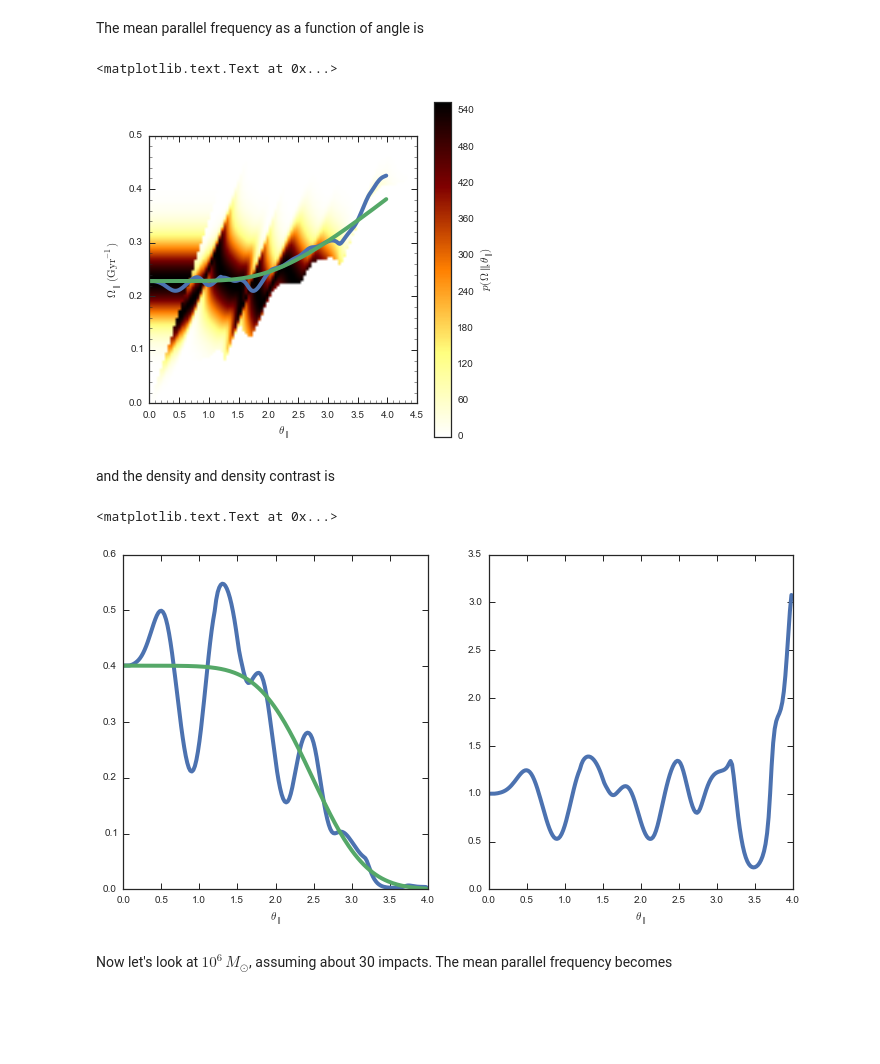
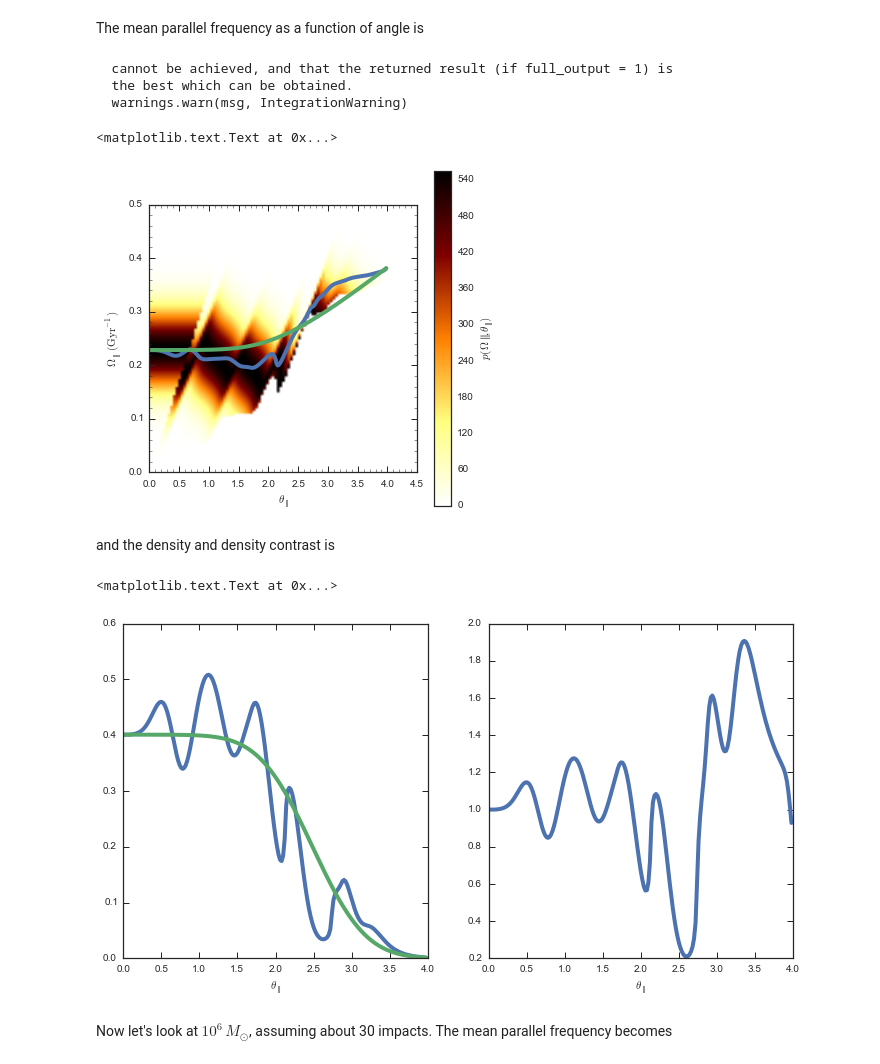
Before and after one commit to jobovy/streamgap-pepper, a Jupyter notebook: galpyStreamPepper.ipynb, the cells around one changed output. Drawn from its saved outputs; the diff is of its cells as text; code cells hidden in the pictures; blank space fills up the shorter version.

```diff
--- a/galpyStreamPepper.ipynb
+++ b/galpyStreamPepper.ipynb
@@ -134,7 +141,7 @@ sdf_pepper.set_impacts(impact_angle=[-1.34,-0.34],impactb=[0.,0.],
                                 2.88/bovy_conversion.time_in_Gyr(V0,R0)],
                        GM=[10.**-5./bovy_conversion.mass_in_1010msol(V0,R0),
                            10.**-5./bovy_conversion.mass_in_1010msol(V0,R0)],
-                       rs=[0.625/R0,0.625/R0])
+                       rs=[0.04/R0,0.04/R0])
 # %%
 xs= numpy.linspace(0.,4.5,101)
 mO= numpy.array([sdf_pepper.meanOmega(x,oned=True) for x in xs])
@@ -174,34 +177,38 @@ sdf_pepper.simulate(rate=10.)
 The mean parallel frequency as a function of angle is
 # %%
 xs= numpy.arange(0.,4.,0.02)
-mO= numpy.array([sdf_pepper.meanOmega(x,oned=True) for x in xs])
+mO= numpy.array([sdf_pepper.meanOmega(x,oned=True,norm=False) for x in xs])
 mO_unp= numpy.array([super(galpy.df_src.streampepperdf.streampepperdf,sdf_pepper).meanOmega(x,oned=True) for x in xs])
+dens= numpy.array([sdf_pepper.density_par(x) for x in xs])
+dens_unp= numpy.array([super(galpy.df_src.streampepperdf.streampepperdf,sdf_pepper).density_par(x) for x in xs])
+mO/= dens
 Opars= numpy.linspace(0.,0.5,101)/bovy_conversion.freq_in_Gyr(V0,R0)
 apars= numpy.linspace(0.,4.5,101)
 y= numpy.array([sdf_pepper.pOparapar(Opars,a) for a in apars])
 figsize(6,6)
 bovy_plot.bovy_dens2d(y.T,
                       origin='lower',
                       cmap='afmhot_r',colorbar=True,
                       vmin=0.,
                       xrange=[apars[0],apars[-1]],
                       yrange=[Opars[0]*bovy_conversion.freq_in_Gyr(V0,R0),
                               Opars[-1]*bovy_conversion.freq_in_Gyr(V0,R0)],
                      zlabel=r'$p(\Omega\parallel,\theta_\parallel)$')
 plot(xs,mO*bovy_conversion.freq_in_Gyr(V0,R0),lw=4.)
 plot(xs,mO_unp*bovy_conversion.freq_in_Gyr(V0,R0),lw=4.)
 xlabel(r'$\theta_\parallel$')
 ylabel(r'$\Omega_\parallel\,(\mathrm{Gyr}^{-1})$')
 # %% [output]
-<matplotlib.text.Text at 0x...>
+  cannot be achieved, and that the returned result (if full_output = 1) is
+  the best which can be obtained.
+  warnings.warn(msg, IntegrationWarning)
+<matplotlib.text.Text at 0x...>
-[figure, old version]
+[figure, new version]
 # %% [markdown]
 and the density and density contrast is
 # %%
 figsize(12,6)
 subplot(1,2,1)
-dens= numpy.array([sdf_pepper.density_par(x) for x in xs])
-dens_unp= numpy.array([super(galpy.df_src.streampepperdf.streampepperdf,sdf_pepper).density_par(x) for x in xs])
 plot(xs,dens/numpy.sum(dens)/(xs[1]-xs[0]),lw=4.)
 plot(xs,dens_unp/numpy.sum(dens_unp)/(xs[1]-xs[0]),lw=4.)
 xlabel(r'$\theta_\parallel$')
@@ -210,7 +217,7 @@ plot(xs,(dens/numpy.sum(dens))/(dens_unp/numpy.sum(dens_unp)),lw=4.)
 xlabel(r'$\theta_\parallel$')
 # %% [output]
 <matplotlib.text.Text at 0x...>
-[figure, old version]
+[figure, new version]
 # %% [markdown]
 Now let's look at $10^6\,M_\odot$, assuming about 30 impacts. The mean parallel frequency becomes
 # %%
```
Also changed, not shown: parts of 12 cells of this notebook.
